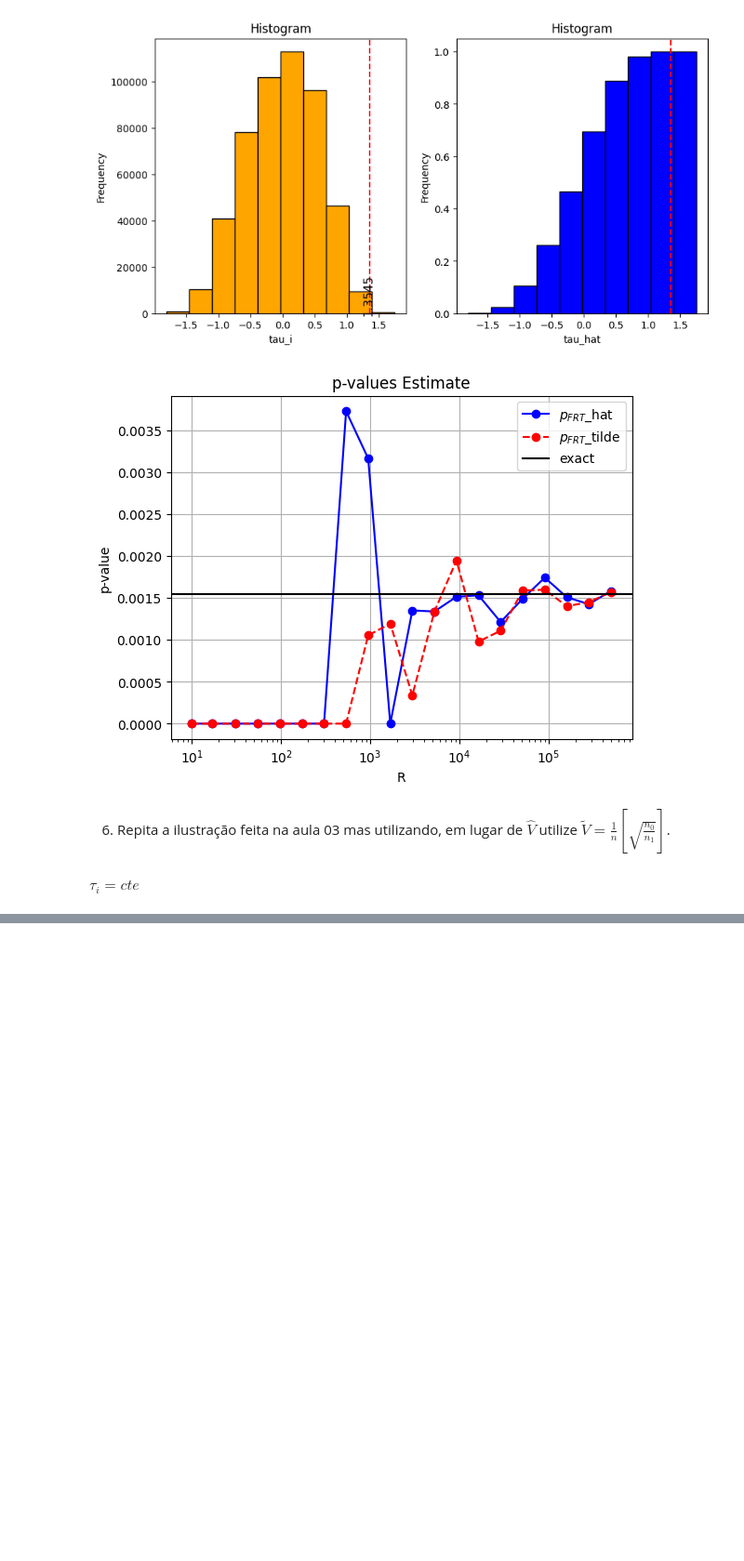
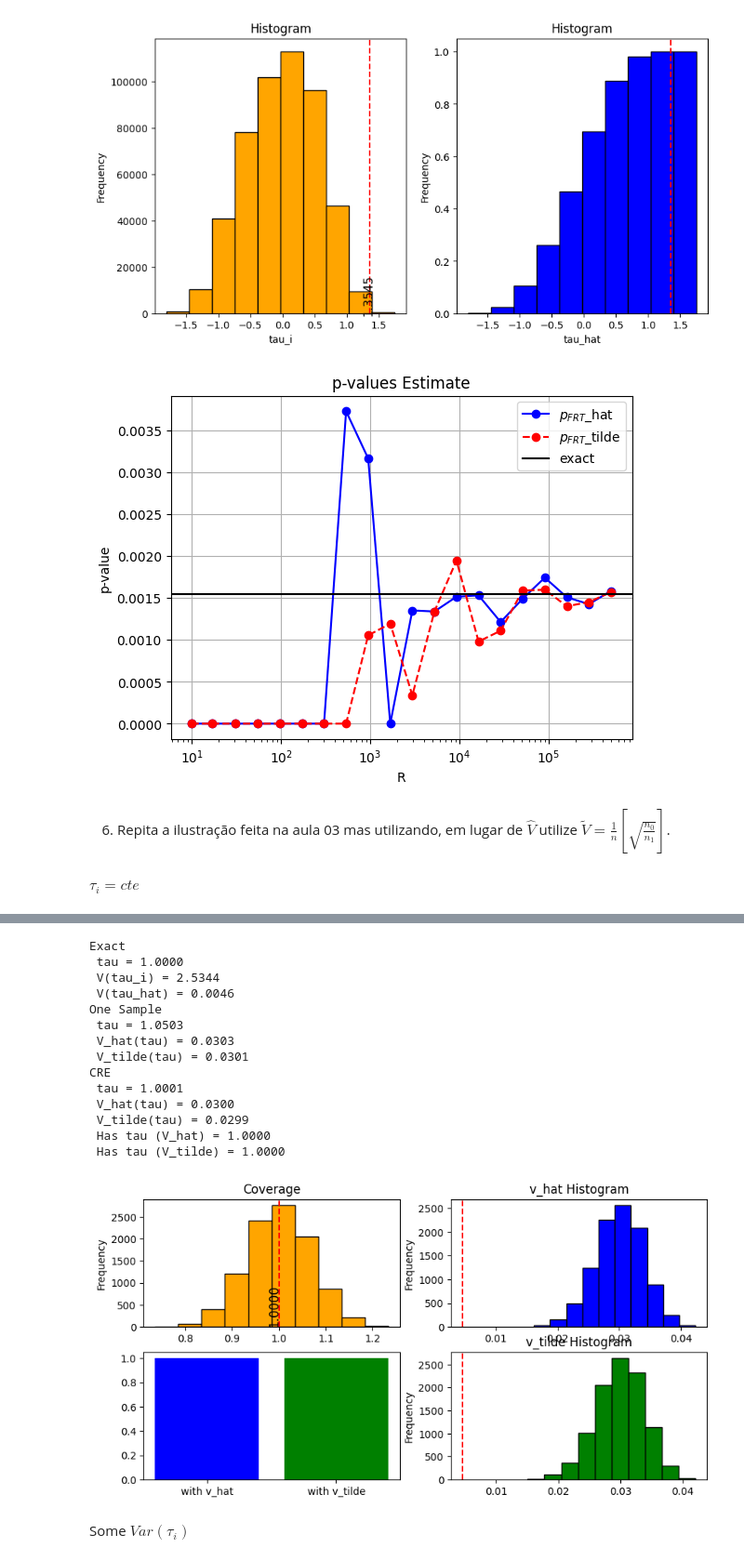
Before and after one commit to TiagoCAAmorim/causal_inference, a Jupyter notebook: Lista02/Lista02.ipynb, the cells around one changed output, grey strips where cells are left out. Shown at 93% size. Drawn from its saved outputs; the diff is of its cells as text; code cells hidden in the pictures; blank space fills up the shorter version.

```diff
--- a/Lista02/Lista02.ipynb
+++ b/Lista02/Lista02.ipynb
@@ -415,0 +413,22 @@ CRE
+# %%
+y0_pot = y0_pot[::-1]
+# %%
+make_tests(y1_pot, y0_pot)
+# %% [output]
+Exact
+ tau = 1.0000
+ V(tau_i) = 2.5344
+ V(tau_hat) = 0.0046
+One Sample
+ tau = 1.0503
+ V_hat(tau) = 0.0303
+ V_tilde(tau) = 0.0301
+CRE
+ tau = 1.0001
+ V_hat(tau) = 0.0300
+ V_tilde(tau) = 0.0299
+ Has tau (V_hat) = 1.0000
+ Has tau (V_tilde) = 1.0000
+[figure, added]
+# %% [markdown]
+Some $Var(\tau{}_i)$
```
Also changed, not shown: parts of 8 cells of this notebook.
